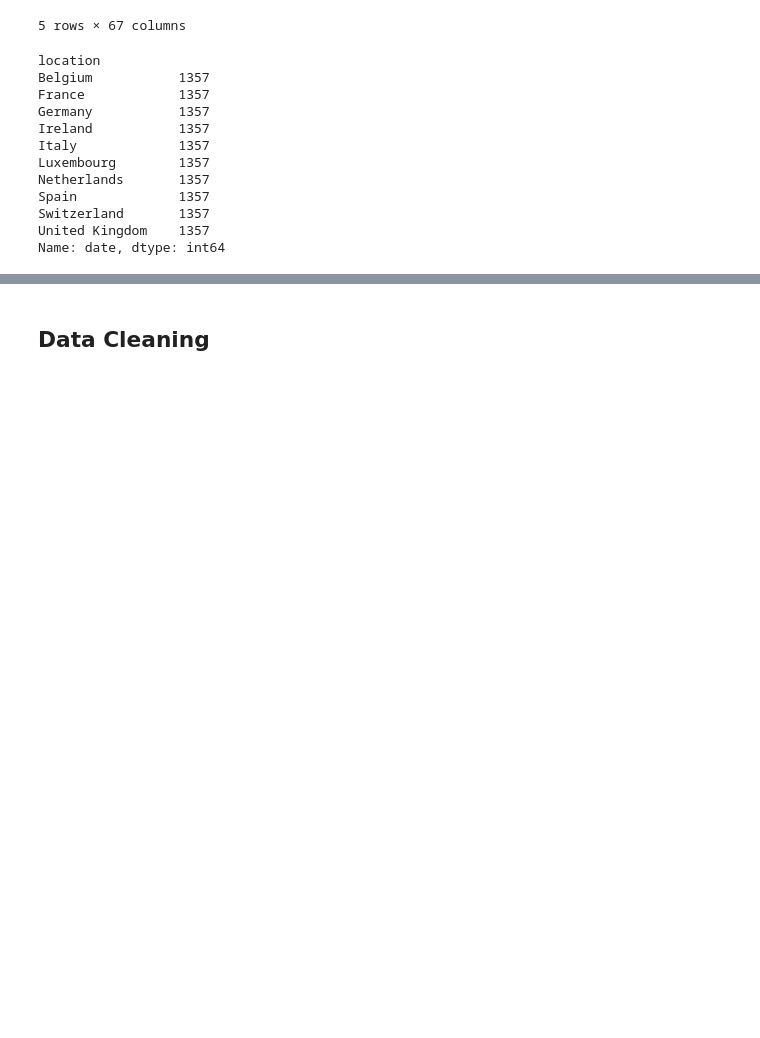
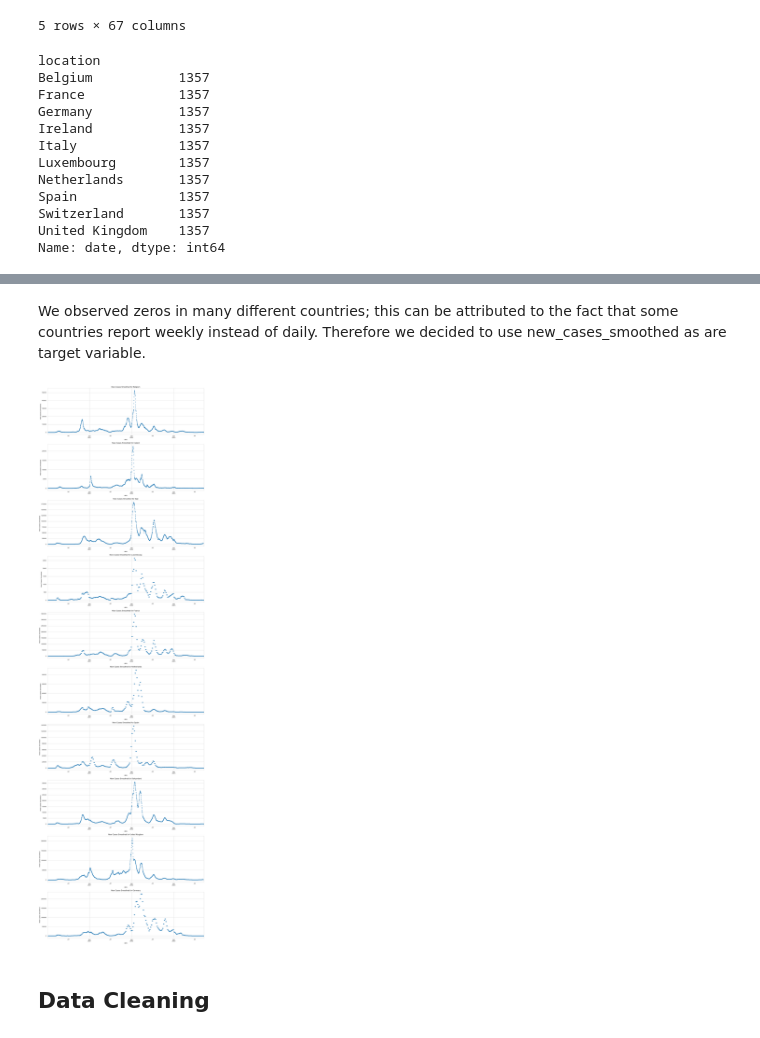
Before and after one commit to FYEH779/Stat-390-Project, a Jupyter notebook: DataPrepTenCountries.ipynb, the cells around one changed output, grey strips where cells are left out. Saved outputs shown, nothing was run; the diff lists cells and outputs as text; code cells hidden in the pictures; blank space fills up the shorter version.

```diff
--- a/DataPrepTenCountries.ipynb
+++ b/DataPrepTenCountries.ipynb
@@ -144,3 +173,17 @@ missing_values_df.to_csv('missing_values.csv')
+# %% [markdown]
+We observed zeros in many different countries; this can be attributed to the fact that some countries report weekly instead of daily. Therefore we decided to use new_cases_smoothed as are target variable.
+# %%
+plt.figure(figsize=(15, 5 * len(locations)))
+
+for i, location in enumerate(locations, 1):
+    plt.subplot(len(locations), 1, i)
+    selected_data[selected_data['location'] == location]['new_cases_smoothed'].plot(style='.', title=f'New Cases Smoothed for {location}')
+    plt.ylabel('New Cases Smoothed')
+
+plt.tight_layout()
+plt.show()
+# %% [output]
+[figure, added]
 # %% [markdown]
 ## Data Cleaning
 # %%
```
Also changed, not shown: parts of 13 cells of this notebook.
